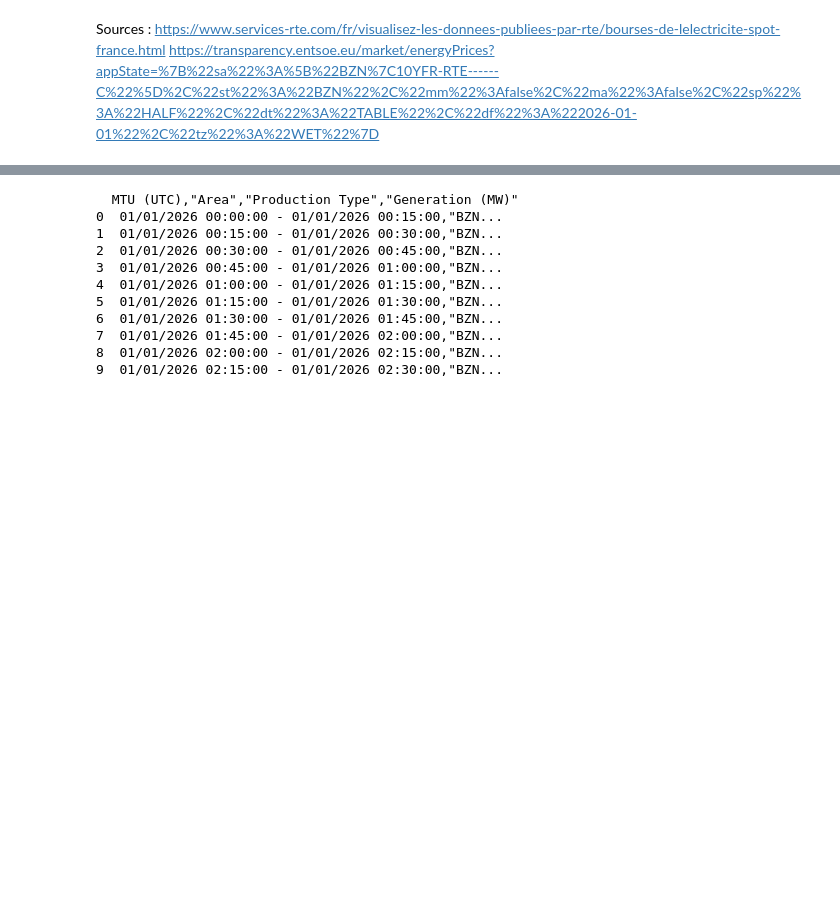
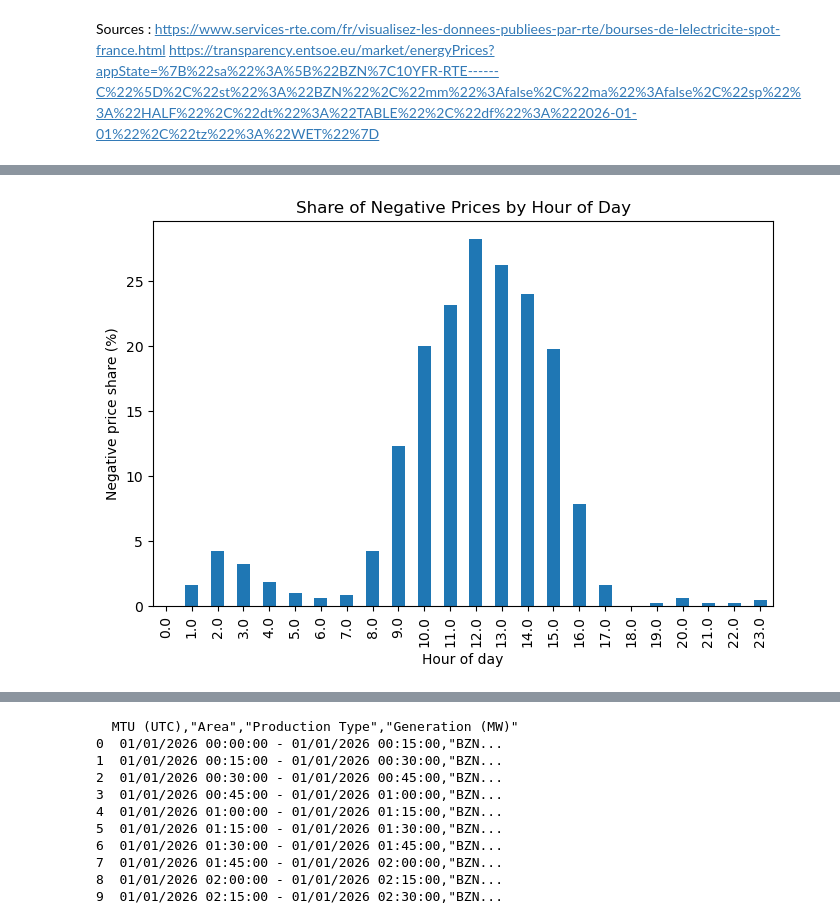
Before and after one commit to morgane120/Group-Project-Python, a Jupyter notebook: DATA CLEANING.ipynb, the cells around one changed output, grey strips where cells are left out. Saved outputs shown, nothing was run; the diff lists cells and outputs as text; code cells hidden in the pictures; blank space fills up the shorter version.

```diff
--- a/DATA CLEANING.ipynb
+++ b/DATA CLEANING.ipynb
@@ -92,0 +139,11 @@ df.head()
+# %%
+#Graph Negative prices by hour
+negative_by_hour = df.groupby("hour")["negative_price"].mean() * 100
+plt.figure(figsize=(8, 5))
+negative_by_hour.plot(kind="bar")
+plt.title("Share of Negative Prices by Hour of Day")
+plt.xlabel("Hour of day")
+plt.ylabel("Negative price share (%)")
+plt.show()
+# %% [output]
+[figure, added]
```
Also changed, not shown: parts of 49 cells of this notebook, 5 other files.
